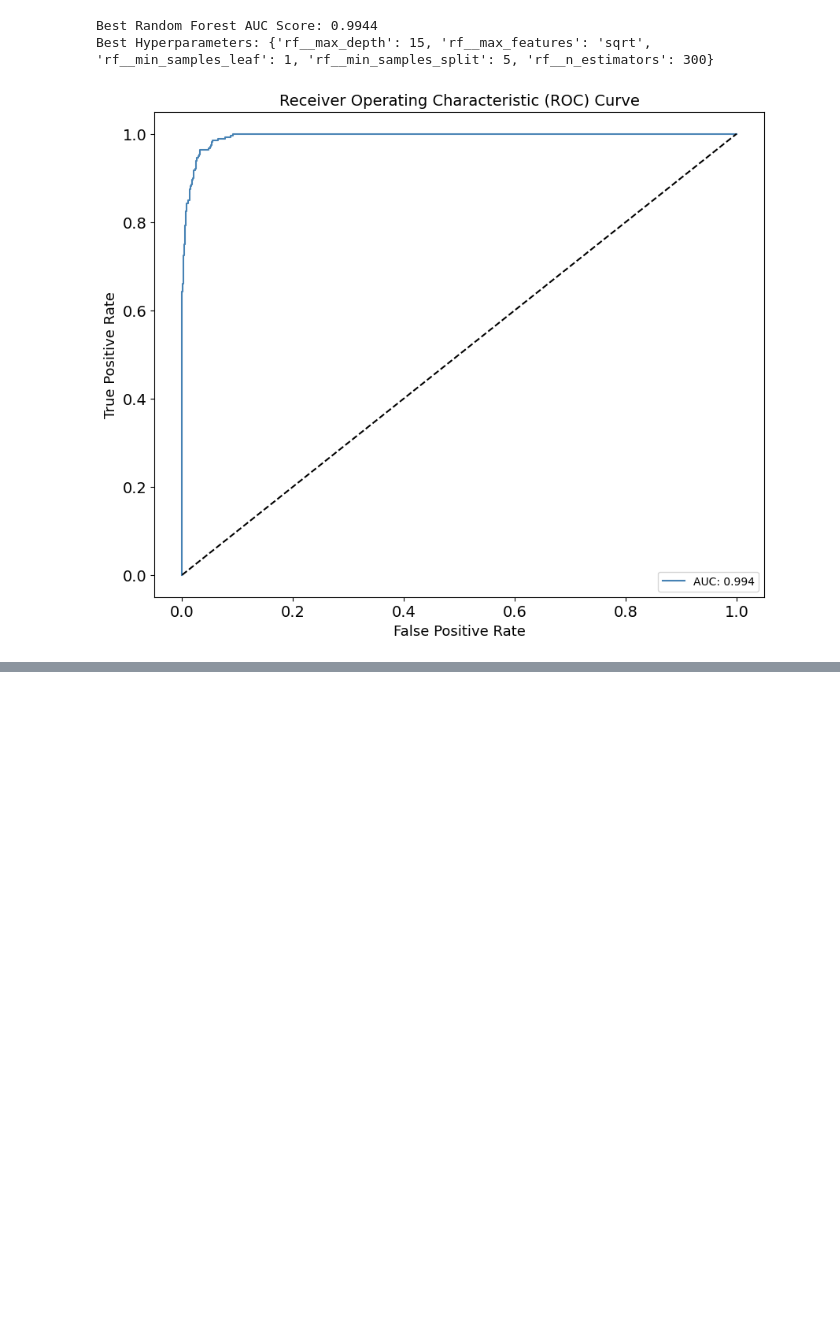
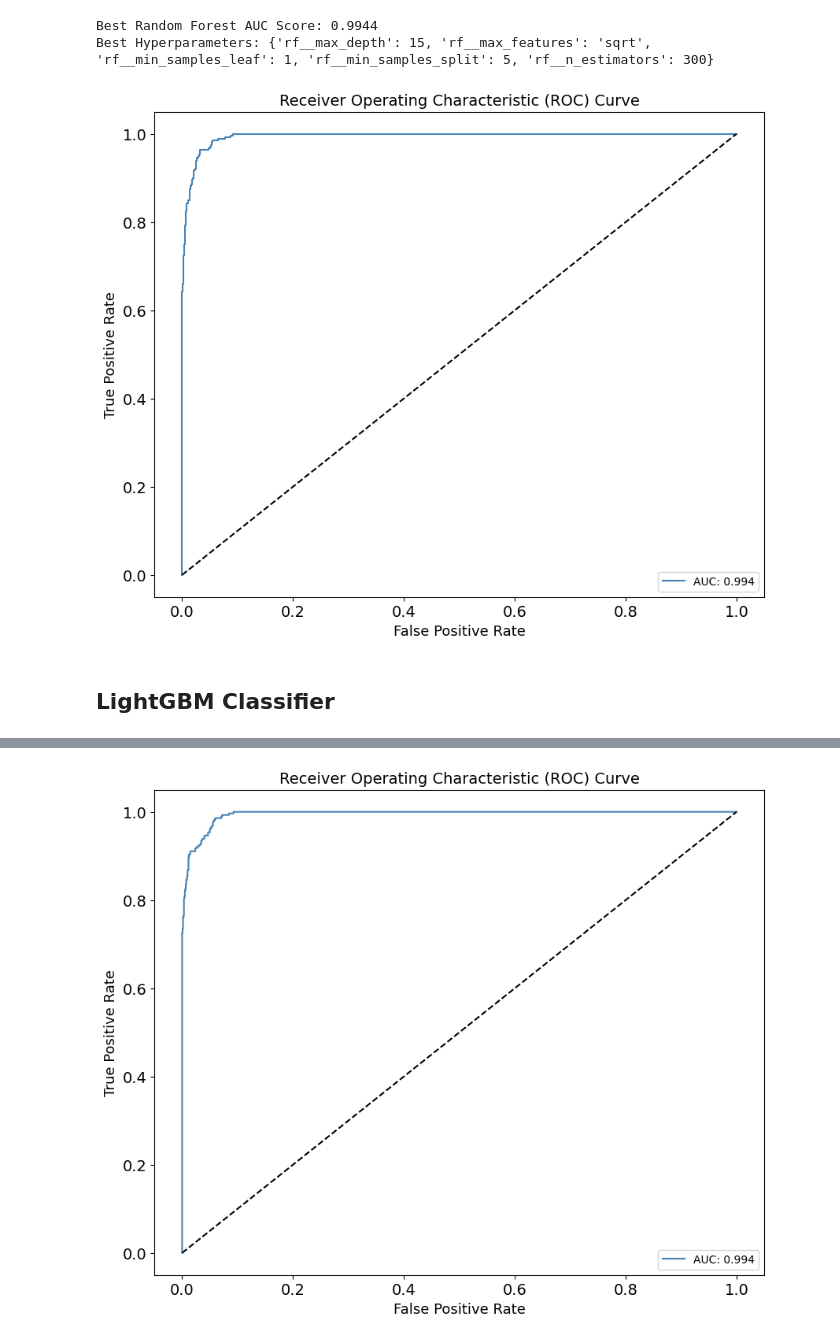
Before and after one commit to Chase-Wolters/Data-Science-Projects, a Jupyter notebook: Daily_Practice/HW3.ipynb, the cells around one changed output, grey strips where cells are left out. Cells and saved outputs as stored; diff of their text form; code cells hidden in the pictures; blank space fills up the shorter version.

Commit message:
built the lightgbm classifier and printed roc results

```diff
--- a/Daily_Practice/HW3.ipynb
+++ b/Daily_Practice/HW3.ipynb
@@ -282,3 +284,77 @@ print("Best Hyperparameters:", grid_search.best_params_)
 Best Random Forest AUC Score: 0.9944
 Best Hyperparameters: {'rf__max_depth': 15, 'rf__max_features': 'sqrt', 'rf__min_samples_leaf': 1, 'rf__min_samples_split': 5, 'rf__n_estimators': 300}
 [figure]
+# %% [markdown]
+## LightGBM Classifier
+# %%
+# a. lightGBM encoder for categorical variables
+# Define list of categorical columns
+cat_features = nominal
+
+# Convert these to 'category' dtype
+X_train[cat_features] = X_train[cat_features].astype('category')
+X_valid[cat_features] = X_valid[cat_features].astype('category')
+# %%
+# b. choose best hyperparameters using grid search with 5-fold cross-validation
+# Define base model
+lgb_model = lgb.LGBMClassifier(random_state=12345, class_weight='balanced')
+
+# hyperparameter grid
+param_grid = {
+    'n_estimators': [100, 300],
+    'max_depth': [5, 10, -1],
+    'learning_rate': [0.01, 0.1],
+    'num_leaves': [31, 64],
+    'reg_alpha': [0, 1],
+    'reg_lambda': [0, 1]
+}
+
+# Cross-validation strategy
+cv = StratifiedKFold(n_splits=5, shuffle=True, random_state=12345)
+
+# Grid Search with AUC as scoring
+grid_search = GridSearchCV(
+    estimator=lgb_model,
+    param_grid=param_grid,
+    scoring='roc_auc',
+    cv=cv,
+    verbose=2,
+    n_jobs=-1
+)
+
+# Fit the model
+grid_search.fit(X_train, y_train, categorical_feature=cat_features)
+
+# best model and parameters
+print("Best LightGBM AUC Score (CV):", round(grid_search.best_score_, 4))
+print("Best Hyperparameters:", grid_search.best_params_)
+
+best_params = grid_search.best_params_
+LM = lgb.LGBMClassifier(
+    **best_params,
+    random_state=12345,
+    objective='binary',
+    class_weight='balanced',
+    boosting_type='gbdt',
+    metric='auc'
+)
+
+LM.fit(
+    X_train, y_train,
+    eval_set=[(X_valid, y_valid)],
+    eval_metric='auc',
+    callbacks=[early_stopping(stopping_rounds=10)],
+    categorical_feature=cat_features,
+)
+
+# Step 8: Evaluate final model
+predictprob_val_LM = LM.predict_proba(X_valid)[:, 1]
+prediction_val_LM = LM.predict(X_valid)
+
+auc_LM = roc_auc_score(y_valid, predictprob_val_LM)
+print(f"Final AUC on Validation Set: {auc_LM:.3f}")
+
+# Step 9: Plot ROC Curve
+fpr, tpr, _ = roc_curve(y_valid, predictprob_val_LM)
+plot_roc_curve(fpr, tpr, auc_LM)
+# %% [output]
@@ -284,0 +378 @@ Best Hyperparameters: {'rf__max_depth': 15, 'rf__max_features': 'sqrt', 'rf__min
+[figure, added]
```
Also changed, not shown: parts of 4 cells of this notebook.
